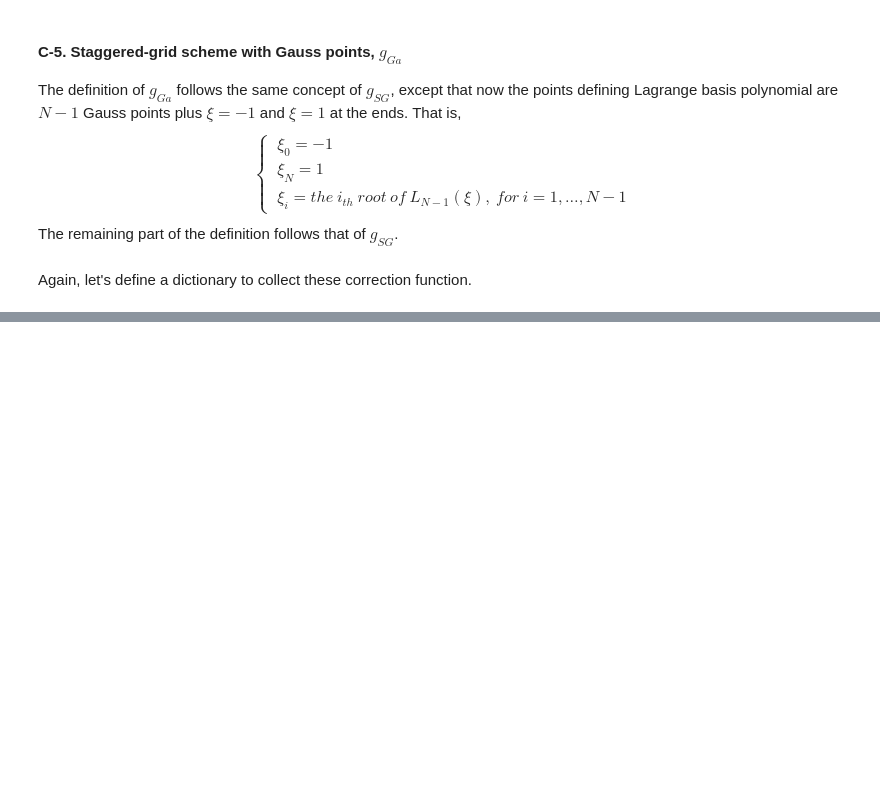
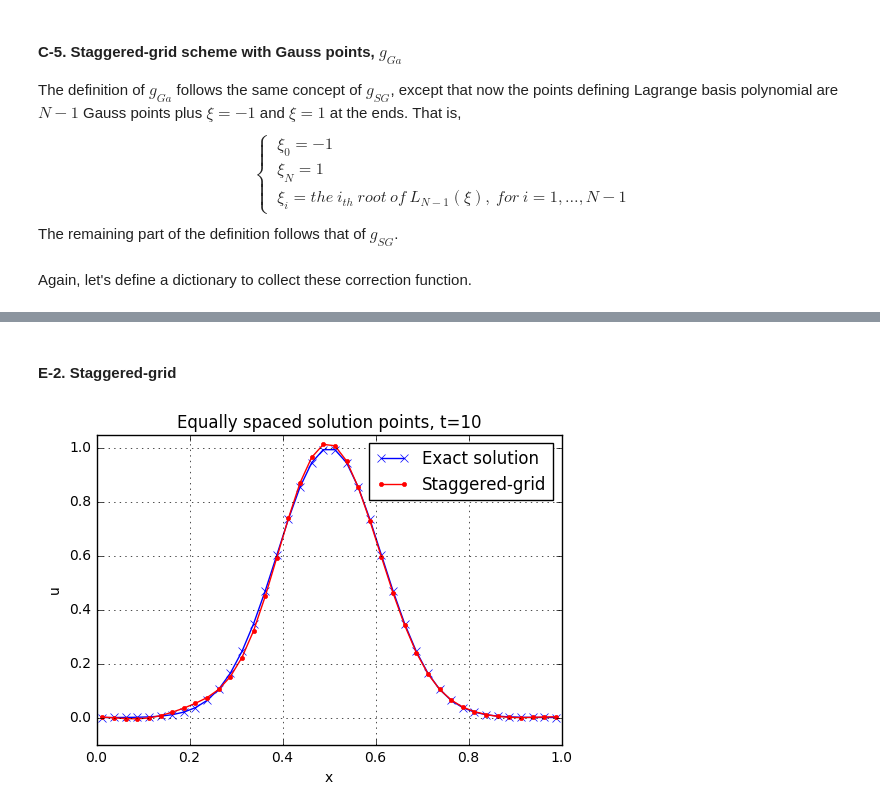
Before and after one commit to piyueh/SEM-Toolbox, a Jupyter notebook: Huynh2007/Fig9.1(b)-(f).ipynb, the cells around one changed output, grey strips where cells are left out. Saved outputs shown, nothing was run; the diff lists cells and outputs as text; code cells hidden in the pictures; blank space fills up the shorter version.

```diff
--- a/Huynh2007/Fig9.1(b)-(f).ipynb
+++ b/Huynh2007/Fig9.1(b)-(f).ipynb
@@ -652,0 +521,9 @@ pyplot.plot(E.x, u)
+# %% [markdown]
+#### E-2. Staggered-grid
+# %%
+Nt = 432
+dt = 10. / Nt
+x, u, t = solve("equal", "SG", dt, Nt)
+plotResults(x, u, "Staggered-grid", title)
+# %% [output]
+[figure, added]
```
Also changed, not shown: parts of 33 cells of this notebook.
